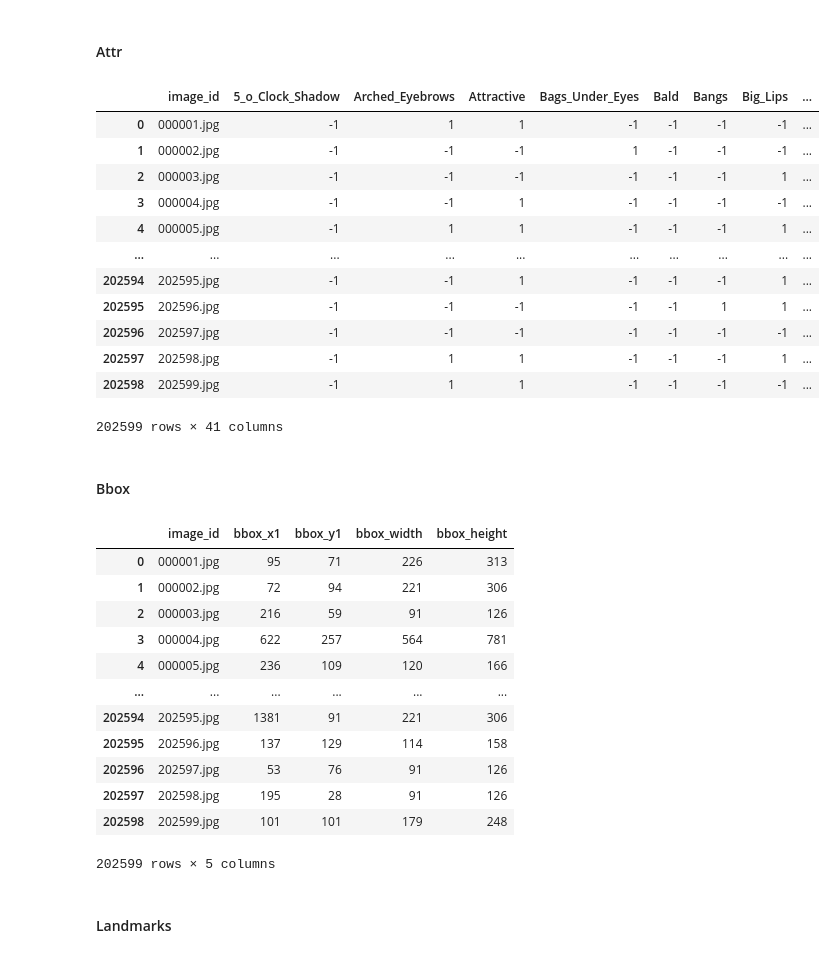
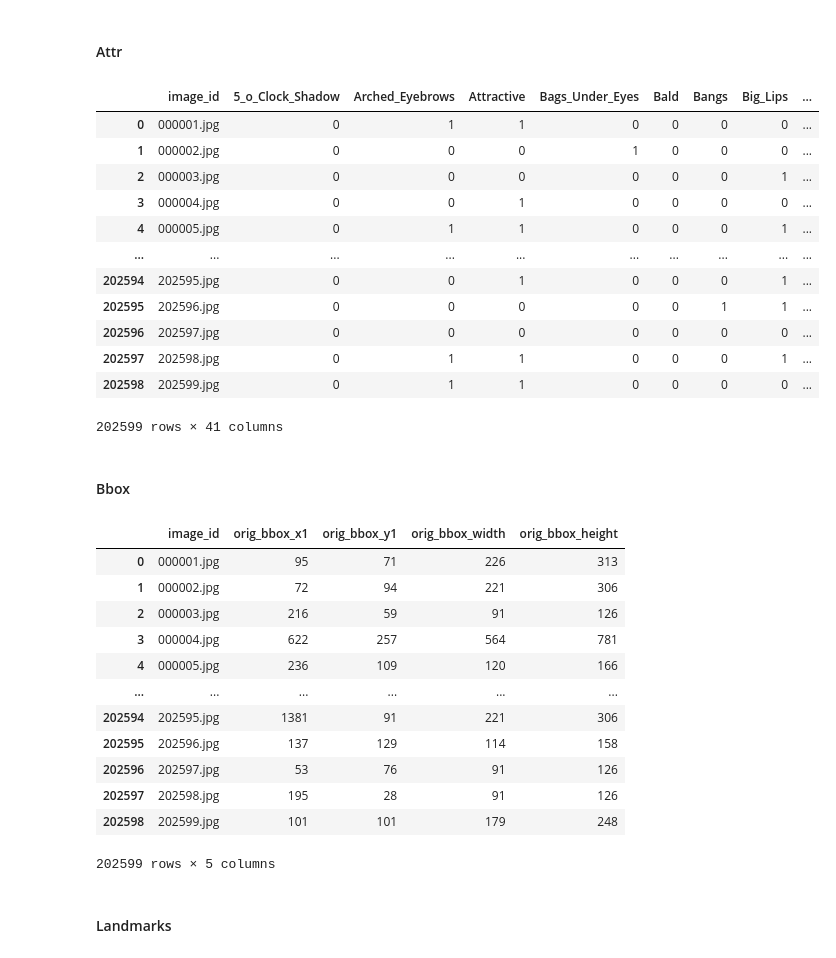
Before and after one commit to maximoalva/tuia-face-recognition-app, a Jupyter notebook: 1-pre-processing.ipynb, the cells around one changed output. Drawn from its saved outputs; the diff is of its cells as text; code cells hidden in the pictures.

```diff
--- a/1-pre-processing.ipynb
+++ b/1-pre-processing.ipynb
@@ -83,32 +165,34 @@ df_identity
 # %% [markdown]
 #### Attr
 # %%
-df_attr = pd.read_csv(ATTR_PATH, sep=r'\s+',skiprows=1, engine='python')
+df_attr = pd.read_csv(ATTR_PATH, sep=r'\s+',skiprows=1)
 df_attr.reset_index(inplace=True)
 df_attr.rename(columns={df_attr.columns[0]: 'image_id'}, inplace=True)
+attr_cols = df_attr.columns.drop("image_id")
+df_attr[attr_cols] = df_attr[attr_cols].replace({-1: 0})
 df_attr
 # %% [output]
 |  | image_id | 5_o_Clock_Shadow | Arched_Eyebrows | Attractive | Bags_Under_Eyes | Bald | Bangs | Big_Lips | ... |
-| 0 | 000001.jpg | -1 | 1 | 1 | -1 | -1 | -1 | -1 | ... |
-| 1 | 000002.jpg | -1 | -1 | -1 | 1 | -1 | -1 | -1 | ... |
-| 2 | 000003.jpg | -1 | -1 | -1 | -1 | -1 | -1 | 1 | ... |
-| 3 | 000004.jpg | -1 | -1 | 1 | -1 | -1 | -1 | -1 | ... |
-| 4 | 000005.jpg | -1 | 1 | 1 | -1 | -1 | -1 | 1 | ... |
+| 0 | 000001.jpg | 0 | 1 | 1 | 0 | 0 | 0 | 0 | ... |
+| 1 | 000002.jpg | 0 | 0 | 0 | 1 | 0 | 0 | 0 | ... |
+| 2 | 000003.jpg | 0 | 0 | 0 | 0 | 0 | 0 | 1 | ... |
+| 3 | 000004.jpg | 0 | 0 | 1 | 0 | 0 | 0 | 0 | ... |
+| 4 | 000005.jpg | 0 | 1 | 1 | 0 | 0 | 0 | 1 | ... |
 | ... | ... | ... | ... | ... | ... | ... | ... | ... | ... |
-| 202594 | 202595.jpg | -1 | -1 | 1 | -1 | -1 | -1 | 1 | ... |
-| 202595 | 202596.jpg | -1 | -1 | -1 | -1 | -1 | 1 | 1 | ... |
-| 202596 | 202597.jpg | -1 | -1 | -1 | -1 | -1 | -1 | -1 | ... |
-| 202597 | 202598.jpg | -1 | 1 | 1 | -1 | -1 | -1 | 1 | ... |
-| 202598 | 202599.jpg | -1 | 1 | 1 | -1 | -1 | -1 | -1 | ... |
+| 202594 | 202595.jpg | 0 | 0 | 1 | 0 | 0 | 0 | 1 | ... |
+| 202595 | 202596.jpg | 0 | 0 | 0 | 0 | 0 | 1 | 1 | ... |
+| 202596 | 202597.jpg | 0 | 0 | 0 | 0 | 0 | 0 | 0 | ... |
+| 202597 | 202598.jpg | 0 | 1 | 1 | 0 | 0 | 0 | 1 | ... |
+| 202598 | 202599.jpg | 0 | 1 | 1 | 0 | 0 | 0 | 0 | ... |
 202599 rows × 41 columns
 # %% [markdown]
 #### Bbox
 # %%
 df_bbox = pd.read_csv(BBOX_PATH, sep=r'\s+', skiprows=1)
-df_bbox.rename(columns={'x_1': 'bbox_x1', 'y_1': 'bbox_y1', 'width': 'bbox_width', 'height': 'bbox_height'}, inplace=True)
+df_bbox.rename(columns={'x_1': 'orig_bbox_x1', 'y_1': 'orig_bbox_y1', 'width': 'orig_bbox_width', 'height': 'orig_bbox_height'}, inplace=True)
 df_bbox
 # %% [output]
-|  | image_id | bbox_x1 | bbox_y1 | bbox_width | bbox_height |
+|  | image_id | orig_bbox_x1 | orig_bbox_y1 | orig_bbox_width | orig_bbox_height |
 | 0 | 000001.jpg | 95 | 71 | 226 | 313 |
 | 1 | 000002.jpg | 72 | 94 | 221 | 306 |
 | 2 | 000003.jpg | 216 | 59 | 91 | 126 |
```
Also changed, not shown: parts of 41 cells of this notebook.
